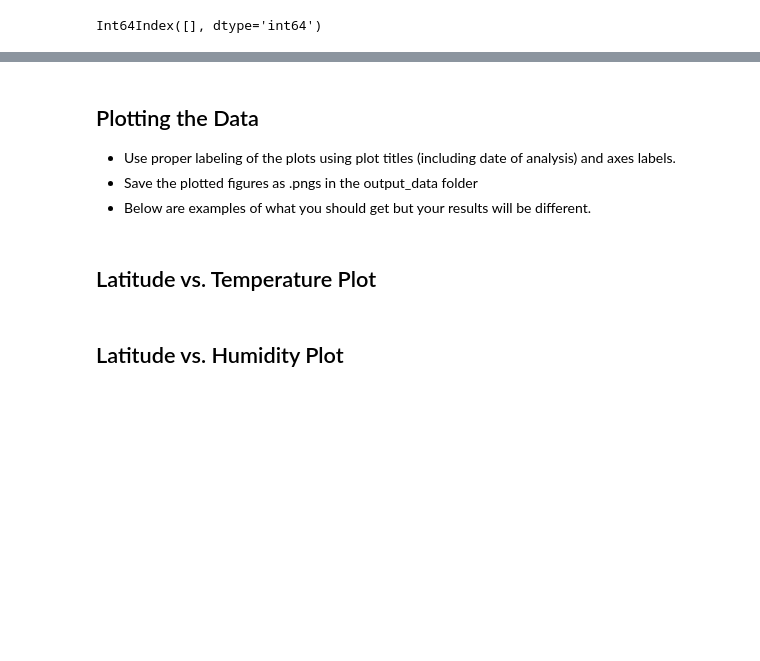
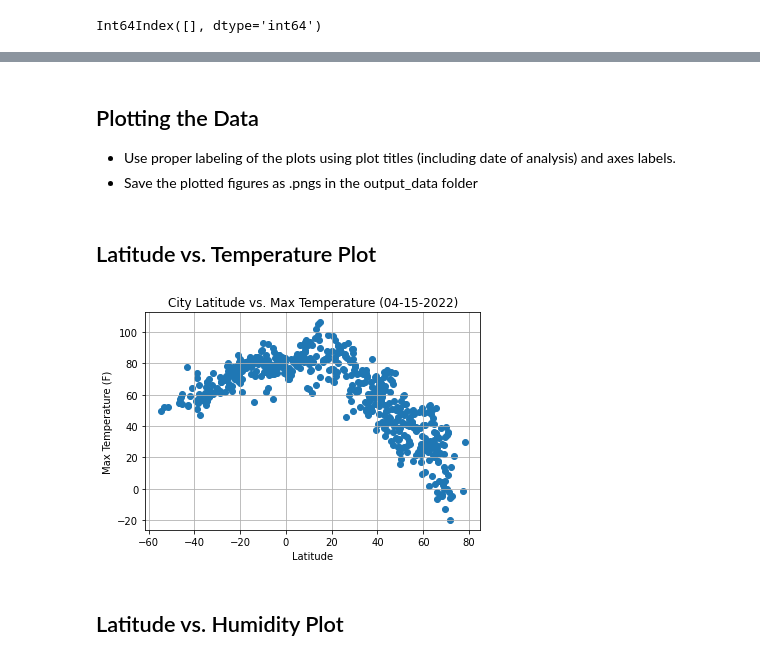
Before and after one commit to isidhu09/python-api-challenge, a Jupyter notebook: WeatherPy/WeatherPy.ipynb, the cells around one changed output, grey strips where cells are left out. Drawn from its saved outputs; the diff is of its cells as text; code cells hidden in the pictures; blank space fills up the shorter version.

```diff
--- a/WeatherPy/WeatherPy.ipynb
+++ b/WeatherPy/WeatherPy.ipynb
@@ -183,4 +179,5 @@ Int64Index([], dtype='int64')
 # %%
 # Make a new DataFrame equal to the city data to drop all humidity outliers by index.
 # Passing "inplace=False" will make a copy of the city_data DataFrame, which we call "clean_city_data".
-clean_city_data = pd.merge(weatherDF,humidDF, how="outer", on=index, inplace=False)
+clean_city_data = weatherDF.merge(humidDF, how="outer")
+clean_city_data.head()
@@ -188,8 +192,21 @@ clean_city_data = pd.merge(weatherDF,humidDF, how="outer", on=index, inplace=Fal
 ## Plotting the Data
 * Use proper labeling of the plots using plot titles (including date of analysis) and axes labels.
 * Save the plotted figures as .pngs in the output_data folder
-* Below are examples of what you should get but your results will be different.
 # %% [markdown]
 ## Latitude vs. Temperature Plot
+# %%
+dateLabel = time.strftime("%m-%d-%Y", time.localtime())
+
+x = clean_city_data["Lat"]
+t = clean_city_data["Max Temp"]
+plt.scatter(x,t)
+plt.title(f"City Latitude vs. Max Temperature ({dateLabel})")
+plt.xlabel("Latitude")
+plt.ylabel("Max Temperature (F)")
+plt.grid()
+plt.savefig("../Images/Latitude_vs_Temperature")
+plt.show()
+# %% [output]
+[figure, added]
 # %% [markdown]
 ## Latitude vs. Humidity Plot
```
Also changed, not shown: parts of 11 cells of this notebook, 5 other files.
